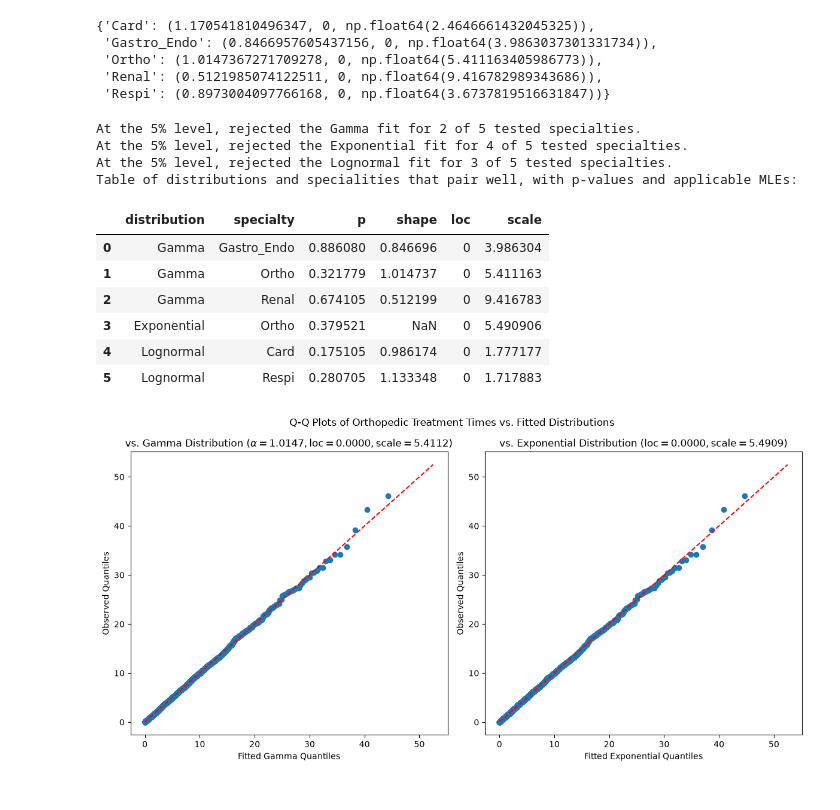
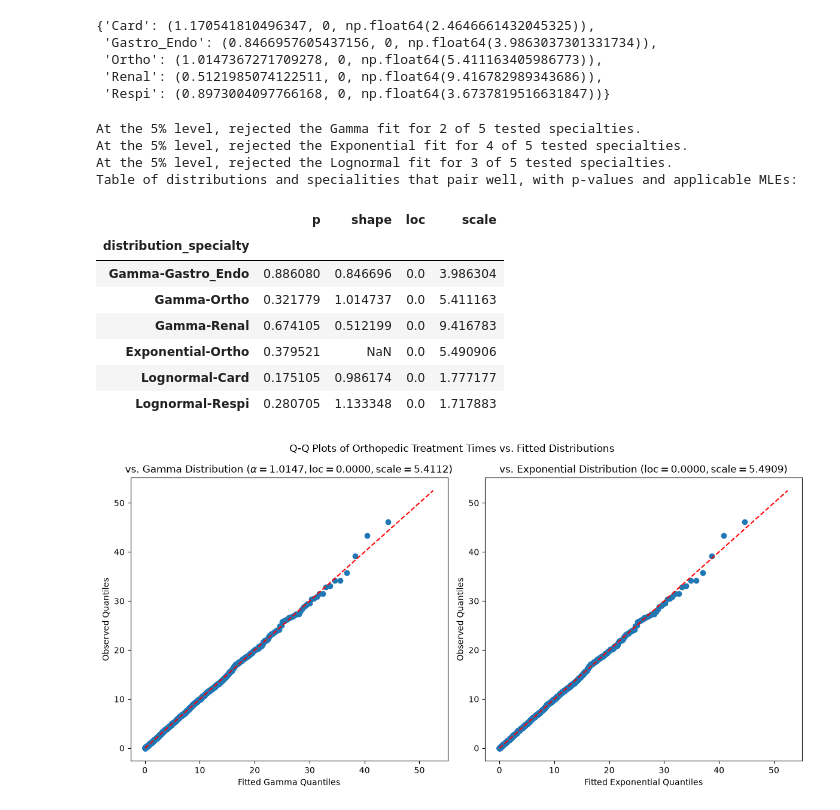
Before and after one commit to faustigo/MIE360-Fall-2026-Project, a Jupyter notebook: Deliverable-3.1-InputModeling.ipynb, the cells around one changed output. Saved outputs shown, nothing was run; the diff lists cells and outputs as text; code cells hidden in the pictures.

Commit message:
code: Rewrite treatment MLE DataFrame indexing

```diff
--- a/Deliverable-3.1-InputModeling.ipynb
+++ b/Deliverable-3.1-InputModeling.ipynb
@@ -404,43 +404,44 @@ for group_name, df_group in df_treatment_by_specialty:
                               "observed_counts": observed_counts,
                               "expected_counts": expected_counts,
                               "bin_edges": bin_edges,
                               "mles": mles[specialty]}
 
-good_fits = pd.DataFrame(columns=["distribution", "specialty", "p", "shape", "loc", "scale"])
+good_fits = pd.DataFrame(columns=["p", "shape", "loc", "scale"]).rename_axis("distribution_specialty")
 # Conclusions based on p-values
 k = 0
 for name, _, _, _, results in models:
     p_values = [result["p_value"] for result in results.values()]
     num_tested = sum(np.isfinite(p) for p in p_values)
     num_rejections = sum(p < 0.05 for p in p_values)
 
     # Find and append specialties that fit well to a distribution (p-value >= 0.05)
     for specialty, result in results.items():
         if result["p_value"] >= 0.05:
             mles = result["mles"]
             mle_shape = mles[0] if len(mles) == 3 else None
             mle_loc = mles[-2]
             mle_scale = mles[-1]
-            good_fits.loc[k] = [name, specialty, result["p_value"], mle_shape, mle_loc, mle_scale]
+            good_fits.loc[f"{name}-{specialty}"] = [result["p_value"], mle_shape, mle_loc, mle_scale]
             k += 1
 
     print(f"At the 5% level, rejected the {name} fit for {num_rejections} of {num_tested} tested specialties.")
 
-good_fits.to_csv("./out/treatment_distribution_fits.csv", index=False)
+good_fits.to_csv("./out/treatment_distribution_fits.csv")
 print("Table of distributions and specialities that pair well, with p-values and applicable MLEs:")
 display(good_fits)
 # %% [output]
 At the 5% level, rejected the Gamma fit for 2 of 5 tested specialties.
 At the 5% level, rejected the Exponential fit for 4 of 5 tested specialties.
 At the 5% level, rejected the Lognormal fit for 3 of 5 tested specialties.
 Table of distributions and specialities that pair well, with p-values and applicable MLEs:
-|  | distribution | specialty | p | shape | loc | scale |
-| 0 | Gamma | Gastro_Endo | 0.886080 | 0.846696 | 0 | 3.986304 |
-| 1 | Gamma | Ortho | 0.321779 | 1.014737 | 0 | 5.411163 |
-| 2 | Gamma | Renal | 0.674105 | 0.512199 | 0 | 9.416783 |
-| 3 | Exponential | Ortho | 0.379521 | NaN | 0 | 5.490906 |
-| 4 | Lognormal | Card | 0.175105 | 0.986174 | 0 | 1.777177 |
-| 5 | Lognormal | Respi | 0.280705 | 1.133348 | 0 | 1.717883 |
+|  | p | shape | loc | scale |
+| distribution_specialty |  |  |  |  |
+| Gamma-Gastro_Endo | 0.886080 | 0.846696 | 0.0 | 3.986304 |
+| Gamma-Ortho | 0.321779 | 1.014737 | 0.0 | 5.411163 |
+| Gamma-Renal | 0.674105 | 0.512199 | 0.0 | 9.416783 |
+| Exponential-Ortho | 0.379521 | NaN | 0.0 | 5.490906 |
+| Lognormal-Card | 0.175105 | 0.986174 | 0.0 | 1.777177 |
+| Lognormal-Respi | 0.280705 | 1.133348 | 0.0 | 1.717883 |
 # %%
 # Observing whether Exponential or Gamma distribution is better for Orthopedic treatment times using QQ plot
 
```
Also changed, not shown: 1 other file.
